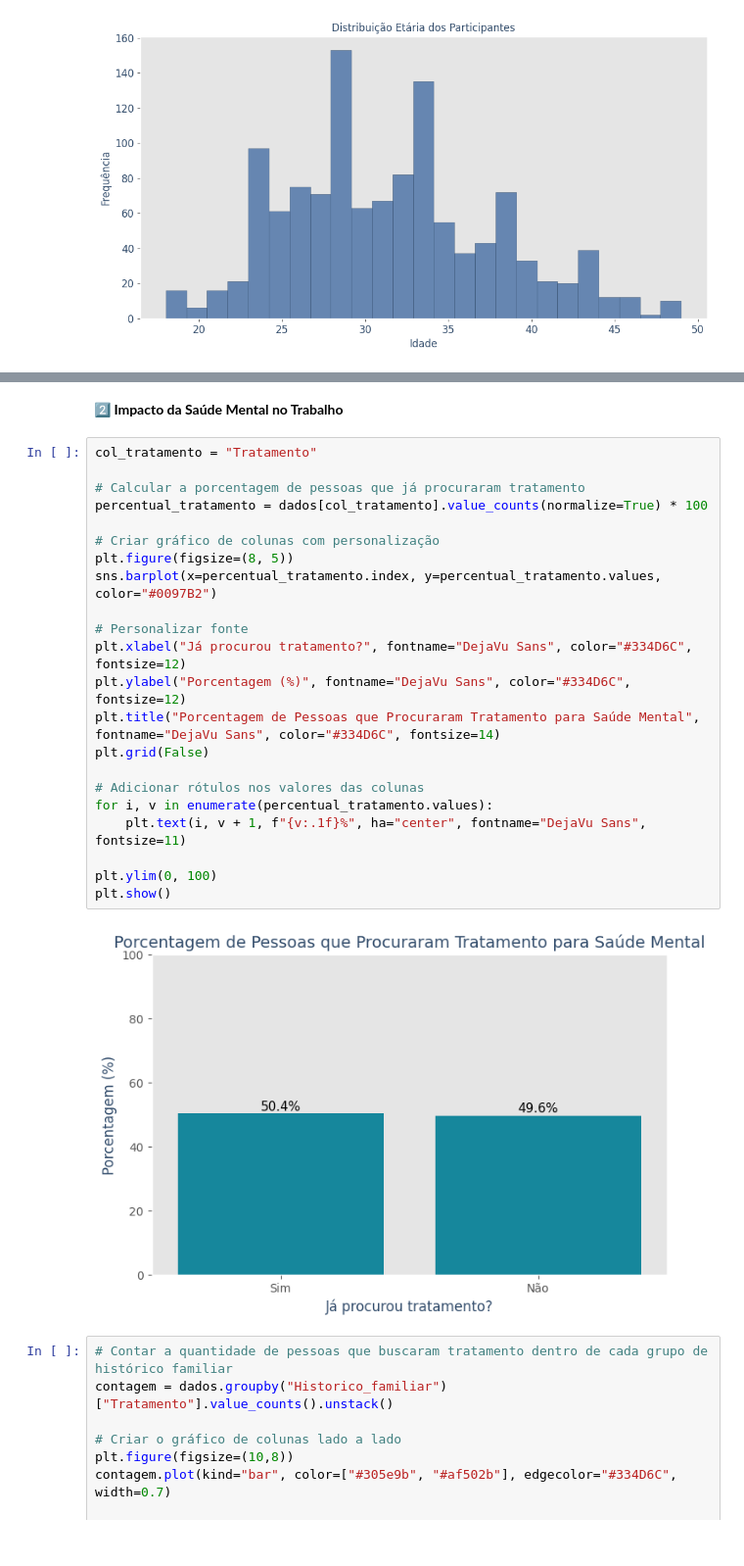
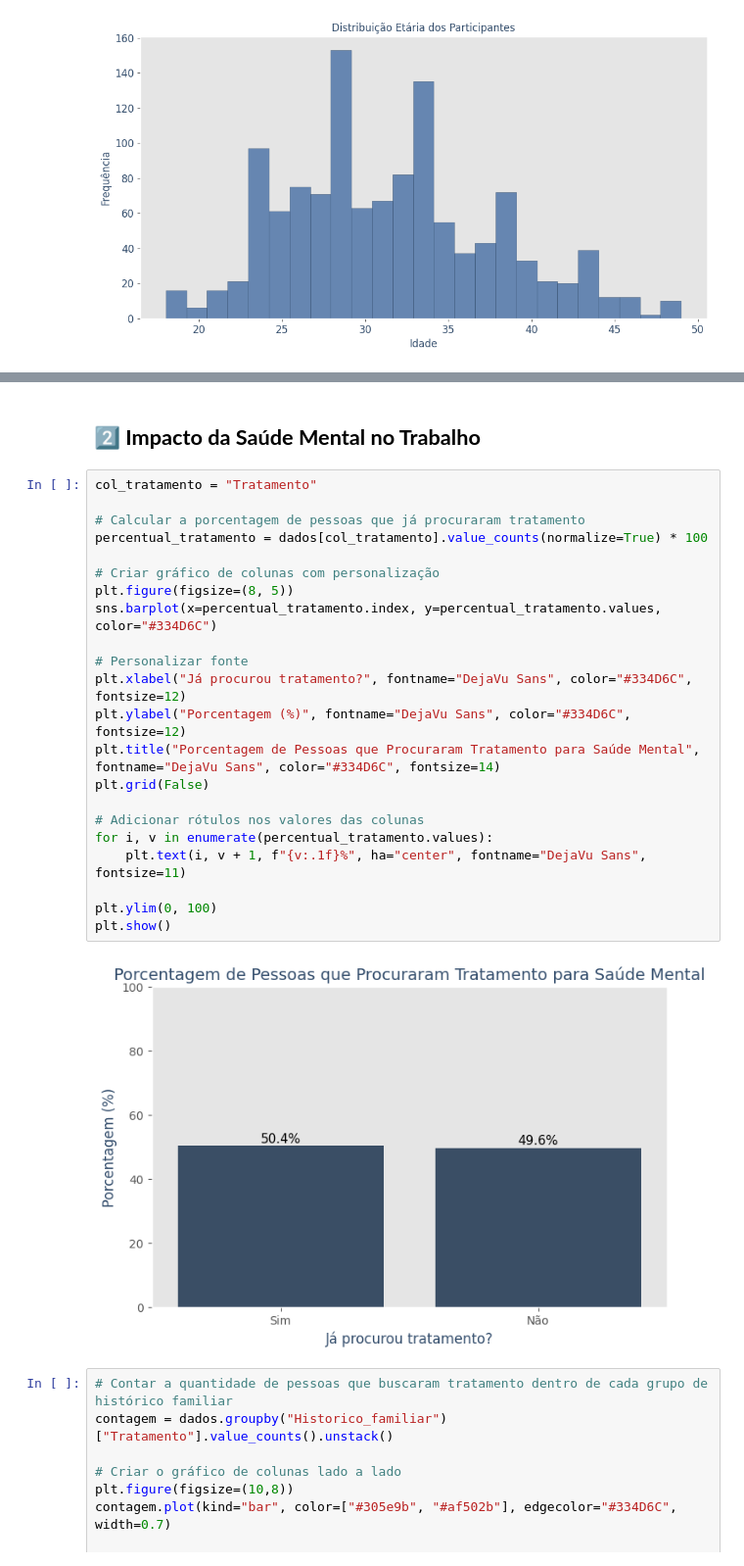
Before and after one commit to Davyeeh/Trabalho-Lab.-CD, a Jupyter notebook: TrabalhoFinal_LAB_C_D_.ipynb, the cells around one changed output, grey strips where cells are left out. Shown at 98% size. Cells and saved outputs as stored; diff of their text form.

```diff
--- a/TrabalhoFinal_LAB_C_D_.ipynb
+++ b/TrabalhoFinal_LAB_C_D_.ipynb
@@ -1056,29 +1058,29 @@ plt.show()
 # %% [markdown]
-**2️⃣ Impacto da Saúde Mental no Trabalho**
+## **2️⃣ Impacto da Saúde Mental no Trabalho**
 # %%
 col_tratamento = "Tratamento"
 
 # Calcular a porcentagem de pessoas que já procuraram tratamento
 percentual_tratamento = dados[col_tratamento].value_counts(normalize=True) * 100
 
 # Criar gráfico de colunas com personalização
 plt.figure(figsize=(8, 5))
-sns.barplot(x=percentual_tratamento.index, y=percentual_tratamento.values, color="#0097B2")
+sns.barplot(x=percentual_tratamento.index, y=percentual_tratamento.values, color="#334D6C")
 
 # Personalizar fonte
 plt.xlabel("Já procurou tratamento?", fontname="DejaVu Sans", color="#334D6C", fontsize=12)
 plt.ylabel("Porcentagem (%)", fontname="DejaVu Sans", color="#334D6C", fontsize=12)
 plt.title("Porcentagem de Pessoas que Procuraram Tratamento para Saúde Mental", fontname="DejaVu Sans", color="#334D6C", fontsize=14)
 plt.grid(False)
 
 # Adicionar rótulos nos valores das colunas
 for i, v in enumerate(percentual_tratamento.values):
     plt.text(i, v + 1, f"{v:.1f}%", ha="center", fontname="DejaVu Sans", fontsize=11)
 
 plt.ylim(0, 100)
 plt.show()
 # %% [output]
-[figure, old version]
+[figure, new version]
 # %%
 # Contar a quantidade de pessoas que buscaram tratamento dentro de cada grupo de histórico familiar
 contagem = dados.groupby("Historico_familiar")["Tratamento"].value_counts().unstack()
```
Also changed, not shown: parts of 12 cells of this notebook.
